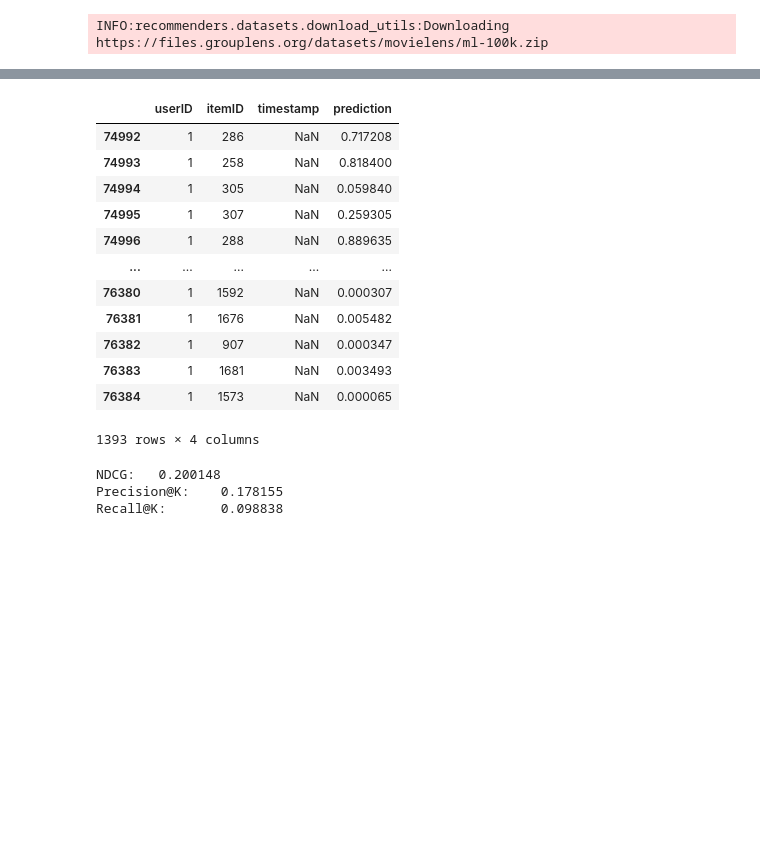
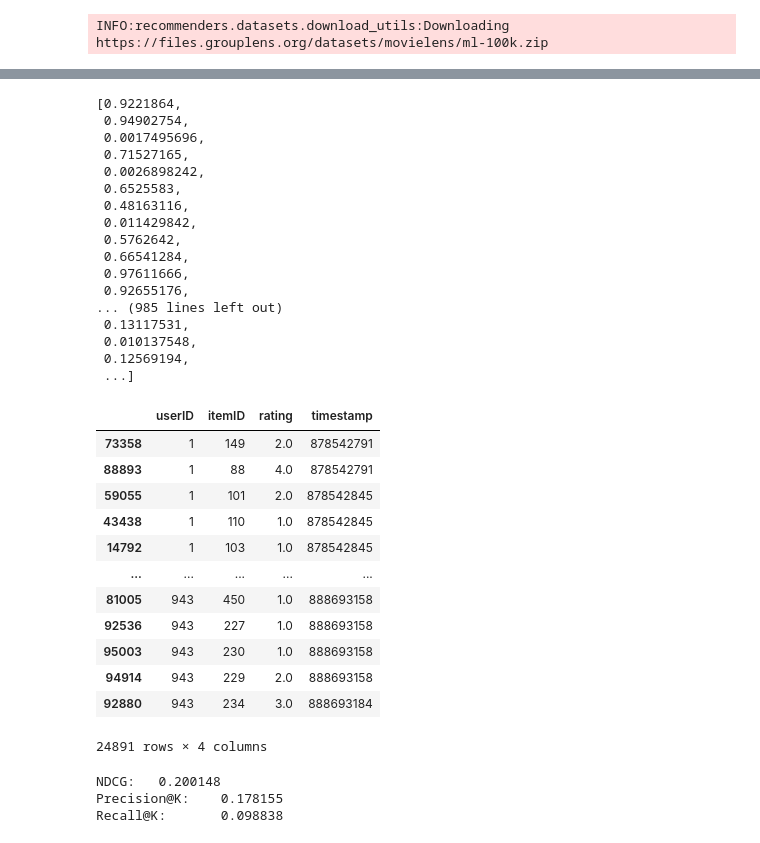
Before and after one commit to eng-hui/IRS-PM-2024-01-13-IS06PT-GRP-Cinepaw-AI, a Jupyter notebook: SystemCode/experiments/NCF-test.ipynb, the cells around one changed output, grey strips where cells are left out. Saved outputs shown, nothing was run; the diff lists cells and outputs as text; code cells hidden in the pictures; blank space fills up the shorter version.

```diff
--- a/SystemCode/experiments/NCF-test.ipynb
+++ b/SystemCode/experiments/NCF-test.ipynb
@@ -110,19 +137,39 @@ Took 2.4859 seconds for prediction.
 # %%
-all_predictions[all_predictions["userID"]==1]
+model.predict(user, item, is_list=True)
 # %% [output]
-|  | userID | itemID | timestamp | prediction |
-| 74992 | 1 | 286 | NaN | 0.717208 |
-| 74993 | 1 | 258 | NaN | 0.818400 |
-| 74994 | 1 | 305 | NaN | 0.059840 |
-| 74995 | 1 | 307 | NaN | 0.259305 |
-| 74996 | 1 | 288 | NaN | 0.889635 |
-| ... | ... | ... | ... | ... |
-| 76380 | 1 | 1592 | NaN | 0.000307 |
-| 76381 | 1 | 1676 | NaN | 0.005482 |
-| 76382 | 1 | 907 | NaN | 0.000347 |
-| 76383 | 1 | 1681 | NaN | 0.003493 |
-| 76384 | 1 | 1573 | NaN | 0.000065 |
-1393 rows × 4 columns
+[0.9221864,
+ 0.94902754,
+ 0.0017495696,
+ 0.71527165,
+ 0.0026898242,
+ 0.6525583,
+ 0.48163116,
+ 0.011429842,
+ 0.5762642,
+ 0.66541284,
+ 0.97611666,
+ 0.92655176,
+... (985 lines left out)
+ 0.13117531,
+ 0.010137548,
+ 0.12569194,
+ ...]
+# %%
+test
+# %% [output]
+|  | userID | itemID | rating | timestamp |
+| 73358 | 1 | 149 | 2.0 | 878542791 |
+| 88893 | 1 | 88 | 4.0 | 878542791 |
+| 59055 | 1 | 101 | 2.0 | 878542845 |
+| 43438 | 1 | 110 | 1.0 | 878542845 |
+| 14792 | 1 | 103 | 1.0 | 878542845 |
+| ... | ... | ... | ... | ... |
+| 81005 | 943 | 450 | 1.0 | 888693158 |
+| 92536 | 943 | 227 | 1.0 | 888693158 |
+| 95003 | 943 | 230 | 1.0 | 888693158 |
+| 94914 | 943 | 229 | 2.0 | 888693158 |
+| 92880 | 943 | 234 | 3.0 | 888693184 |
+24891 rows × 4 columns
 # %%
 eval_ndcg = ndcg_at_k(test, all_predictions, col_prediction='prediction', k=TOP_K)
 eval_precision = precision_at_k(test, all_predictions, col_prediction='prediction', k=TOP_K)
```
Also changed, not shown: parts of 7 cells of this notebook, 18 other files.
